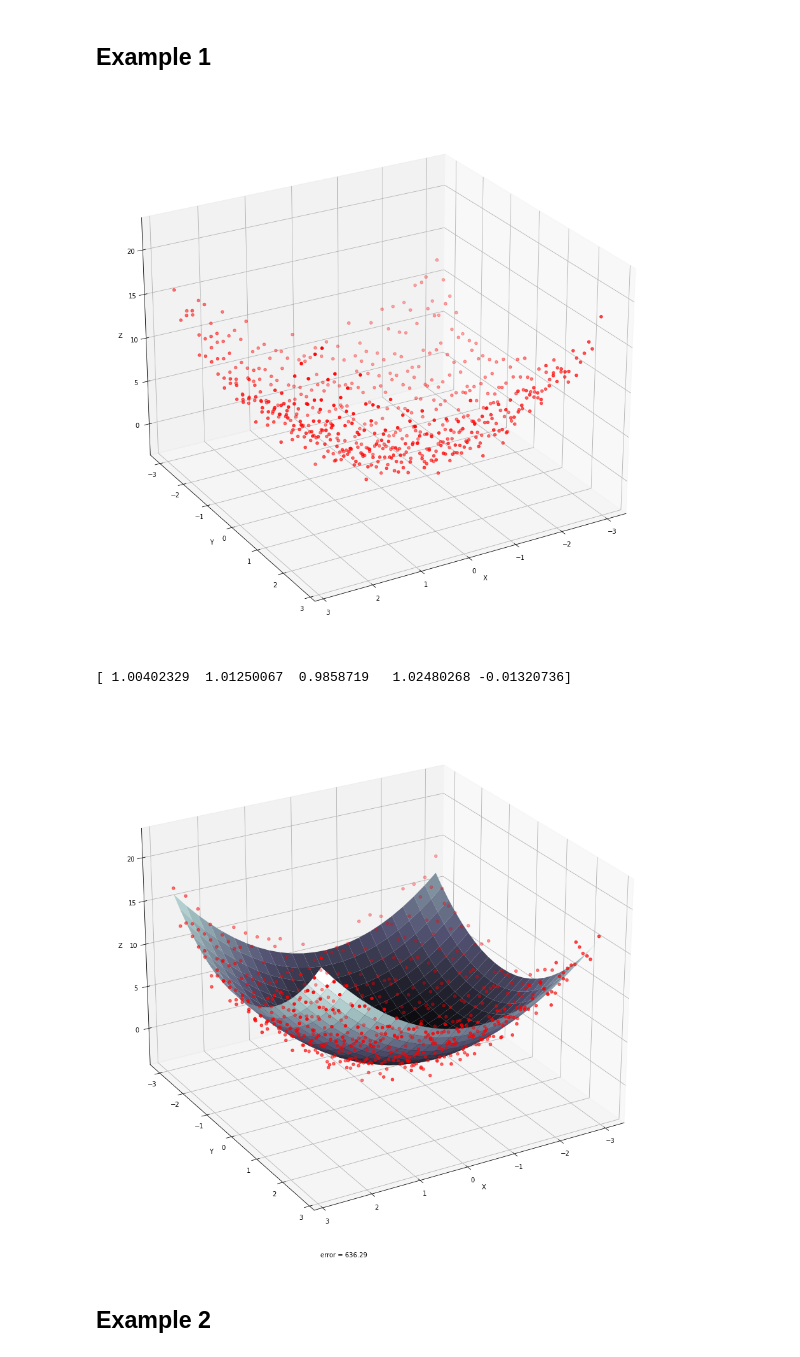
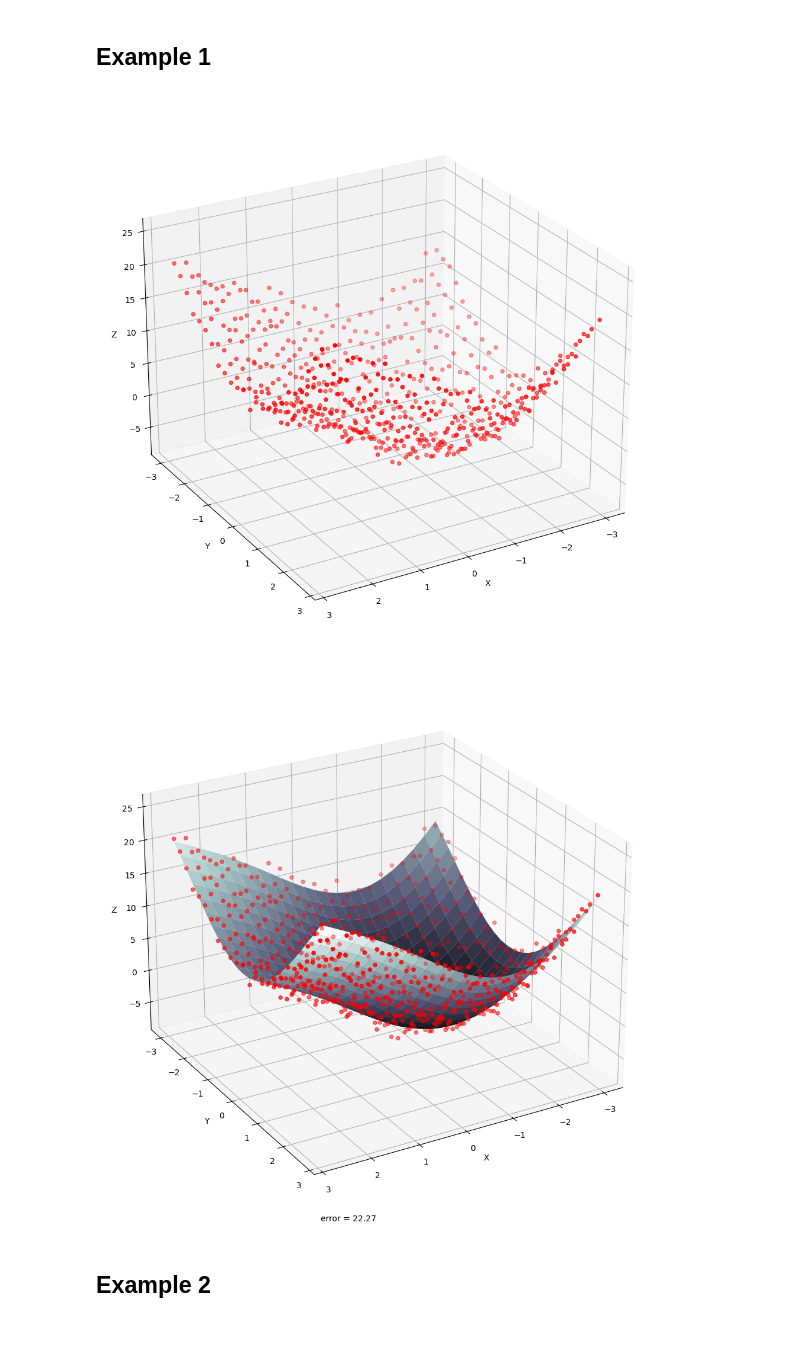
Before and after one commit to Sohaib1424/Linear-Regression-from-scratch, a Jupyter notebook: LinearRegression.ipynb, the cells around one changed output. Saved outputs shown, nothing was run; the diff lists cells and outputs as text; code cells hidden in the pictures.

```diff
--- a/LinearRegression.ipynb
+++ b/LinearRegression.ipynb
@@ -251,40 +241,38 @@ def LR(X, y, var_cnt, *args): # args = [degree1, degree2, ..., degreeK, eq1, eq2
 
         inv = np.linalg.inv(np.dot(A, A.T))  # (A.T . A)^-1
         x_hat = np.dot(b, np.dot(A.T, inv))  # A.T . A . X_hat = A.T . b => x_hat = (A.T . A)^-1 . A.T . b
-        return x_hat
+        return A, x_hat
 # %% [markdown]
 ## Example 1
 # %%
 delta = .25
-x = pylab.arange( -3., 3., delta )
-y = pylab.arange( -3., 3., delta )
-X, Y = pylab.meshgrid(x , y )
+x = pylab.arange(-3., 3., delta)
+y = pylab.arange(-3., 3., delta)
+X, Y = pylab.meshgrid(x , y)
 
 noise = np.array([random.gauss(0, 1) for _ in range(len(X)**2)])
 noise = noise.reshape(24,24)
 
-Z = X**2 + X + Y**2 + Y + noise # Surface height
+Z = X**2 + X + 3*np.sin(X) + Y**2 + Y - 3*np.cos(Y) + noise # Surface height
 
 fig = plt.figure(figsize=(12, 12)) # Create figure
-ax = Axes3D( fig ) # Plots axes
-ax.scatter(X, Y, Z, color="r") # Surface
-ax.set_xlabel( "X" )
-ax.set_ylabel( "Y" )
-ax.set_zlabel( "Z" )
+ax = fig.add_subplot(111, projection='3d') # Plots axes
+ax.scatter(X, Y, Z, c="red") # Surface
+ax.set_xlabel("X")
+ax.set_ylabel("Y")
+ax.set_zlabel("Z")
 
 ax.view_init(25, 60)
 
-plt.show( )
+plt.show()
 # %% [output]
-[figure, old version]
+[figure, new version]
 # %%
 X = X.reshape(len(X)**2)
 Y = Y.reshape(len(Y)**2)
 IN = np.array([X, Y]) # our input
 
+eqX, eqY = [lambda x: np.sin(x)], [lambda y: np.cos(y)]
+
 Z = np.array(Z).reshape(len(Z)**2)
-res = LR(IN, Z, 2, 2, 2, [], [])
+A, x_hat = LR(IN, Z, 2, 2, 2, eqX, eqY)
-# %%
-print(res)
-# %% [output]
-[ 1.00402329  1.01250067  0.9858719   1.02480268 -0.01320736]
@@ -301,29 +279,30 @@ err = '{:.2f}'.format(sum((Z_hat - Z)**2))
+# %%
+Z_hat = A.T @ x_hat
+
+err = '{:.2f}'.format(np.sqrt(sum((Z_hat - Z)**2)))
 # %%
 delta = .25
 x = pylab.arange( -3., 3., delta )
 y = pylab. arange( -3., 3., delta )
 X, Y = pylab.meshgrid(x , y )
 
-noise = np.array([random.gauss(0, 1) for _ in range(len(X)**2)])
-noise = noise.reshape(24,24)
-
-Z = X**2 + X + Y**2 + Y + noise # height
+Z = X**2 + X + 3*np.sin(X) + Y**2 + Y - 3*np.cos(Y) + noise # Surface height
 
 fig = plt.figure(figsize=(12, 12)) # Create figure
-ax = Axes3D( fig ) # Plots axes
-ax.scatter(X, Y, Z, color="r")
+ax = fig.add_subplot(111, projection='3d') # Plots axes
+ax.scatter(X, Y, Z, c="red")
 
 ax.plot_surface(X, Y, Z_hat.reshape(Z.shape[0], Z.shape[1]), cmap="bone")
 ax.set_xlabel( "X" )
 ax.set_ylabel( "Y" )
 ax.set_zlabel( "Z" )
 ax.view_init(25, 60)
 
 ax.text2D(0.4, 0, f'error = {err}', transform=ax.transAxes)
 
-plt.show( )
+plt.show()
 # %% [output]
-[figure, old version]
+[figure, new version]
 # %% [markdown]
 ## Example 2
 # %%
```
Also changed, not shown: parts of 18 cells of this notebook.
